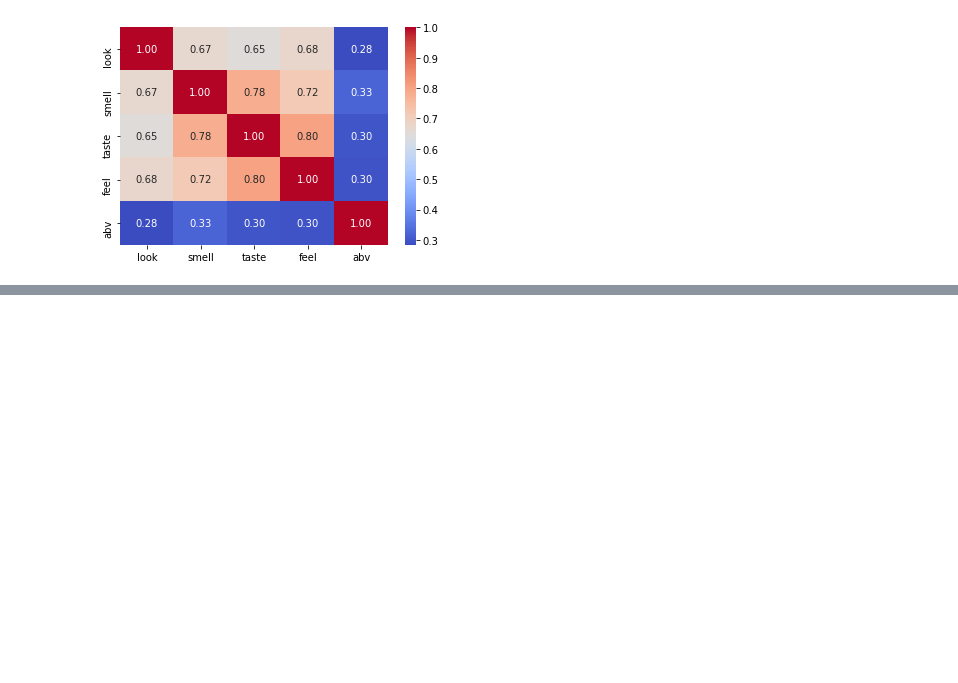
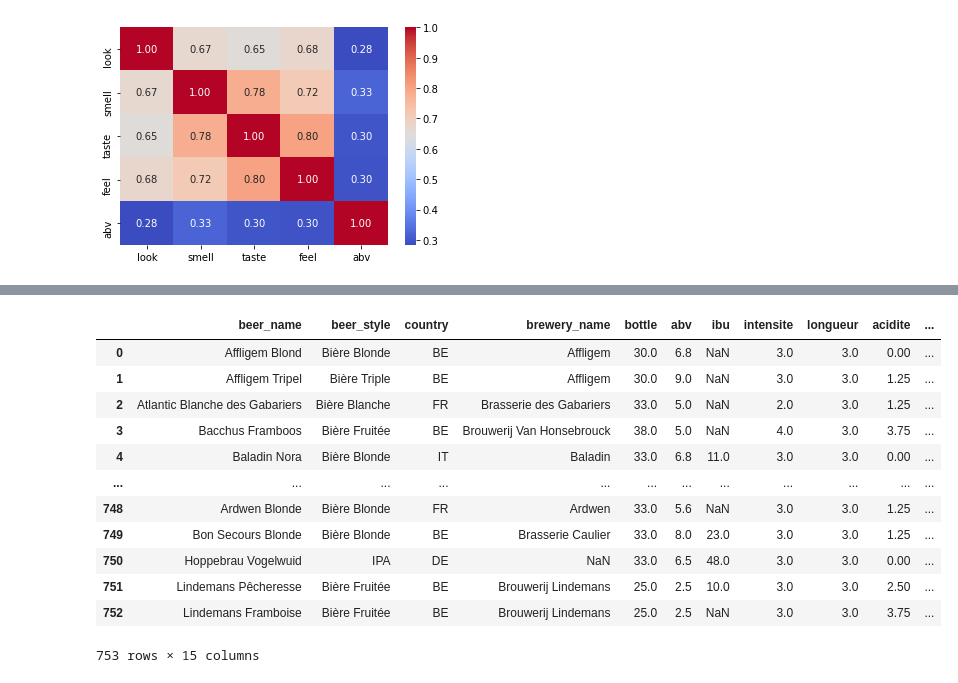
Before and after one commit to rhomain-rangeay/Projet-Python-pour-le-Data-Scientist, a Jupyter notebook: Projet_python_data_scientist.ipynb, the cells around one changed output, grey strips where cells are left out. Drawn from its saved outputs; the diff is of its cells as text; code cells hidden in the pictures; blank space fills up the shorter version.

```diff
--- a/Projet_python_data_scientist.ipynb
+++ b/Projet_python_data_scientist.ipynb
@@ -575,0 +427,6 @@ Le couple n'est pas une clé unique parfaite mais l'imperfection ne concernera q
+# %%
+# Importation de la base de données scrappées.
+dfbw = pd.read_csv('data_beerwulf')
+dfbw = dfbw.drop(['Unnamed: 0'], axis=1)
+dfbw = dfbw.dropna(subset=['beer_name']).reset_index(drop = True)
+print("Nous disposons de "+str(len(dfbw))+" bières scrappées avec des données complètes")
@@ -575,0 +518,53 @@ Le couple n'est pas une clé unique parfaite mais l'imperfection ne concernera q
+# %%
+def beer_correspondance_add_id(df1,df2, target, same_features, minimum_score):
+    """
+    df1 et df2 sont 2 dataframes qui ont les mêmes colonnes 'beer_name','country','abv','id_beer'
+    minimum_score : le score minimum choisit pour la similarité entre les chaînes de caractères des noms de bières
+    """
+    df1['id_beer'] = 0
+
+    # Boucle qui va parcourir les lignes des deux tables et ensuite stocker l'identifiant de la bière reconnue dans le dataframe dfbw
+    for i in range(len(df1)):
+        score = 0
+        nom_le_plus_proche = ""
+
+        # On sélectionne les candidats qui ont les mêmes features
+        candidates = df2
+        for k in same_features:
+            candidates = candidates[candidates[k] == df1[k][i]]
+        candidates = candidates.reset_index(drop = True)
+
+        # On regarde ensuite la similarité des chaînes de caractères
+        for j in range(len(candidates)):
+            ratio = levCalculate(df1[target][i],candidates[target][j])
+            if ratio > score:
+                score = ratio
+                nom_le_plus_proche = candidates[target][j]
+                id_beer = np.int(candidates['id_beer'][j])
+        if score > minimum_score:
+            df1['id_beer'][i] = id_beer
+        else:
+            df1['id_beer'][i] = np.nan
+
+    # On termine en supprimant les bières qui n'ont pas de correspondances.
+    df1 = df1.dropna(subset=['id_beer']).reset_index(drop = True)
+
+    return df1
+# %%
+features = ['abv','country']
+dfbw = beer_correspondance_add_id(dfbw,df_beers, target='beer_name', same_features=features, minimum_score=0.52)
+dfbw
+# %% [output]
+|  | beer_name | beer_style | country | brewery_name | bottle | abv | ibu | intensite | longueur | acidite | ... |
+| 0 | Affligem Blond | Bière Blonde | BE | Affligem | 30.0 | 6.8 | NaN | 3.0 | 3.0 | 0.00 | ... |
+| 1 | Affligem Tripel | Bière Triple | BE | Affligem | 30.0 | 9.0 | NaN | 3.0 | 3.0 | 1.25 | ... |
+| 2 | Atlantic Blanche des Gabariers | Bière Blanche | FR | Brasserie des Gabariers | 33.0 | 5.0 | NaN | 2.0 | 3.0 | 1.25 | ... |
+| 3 | Bacchus Framboos | Bière Fruitée | BE | Brouwerij Van Honsebrouck | 38.0 | 5.0 | NaN | 4.0 | 3.0 | 3.75 | ... |
+| 4 | Baladin Nora | Bière Blonde | IT | Baladin | 33.0 | 6.8 | 11.0 | 3.0 | 3.0 | 0.00 | ... |
+| ... | ... | ... | ... | ... | ... | ... | ... | ... | ... | ... | ... |
+| 748 | Ardwen Blonde | Bière Blonde | FR | Ardwen | 33.0 | 5.6 | NaN | 3.0 | 3.0 | 1.25 | ... |
+| 749 | Bon Secours Blonde | Bière Blonde | BE | Brasserie Caulier | 33.0 | 8.0 | 23.0 | 3.0 | 3.0 | 1.25 | ... |
+| 750 | Hoppebrau Vogelwuid | IPA | DE | NaN | 33.0 | 6.5 | 48.0 | 3.0 | 3.0 | 0.00 | ... |
+| 751 | Lindemans Pêcheresse | Bière Fruitée | BE | Brouwerij Lindemans | 25.0 | 2.5 | 10.0 | 3.0 | 3.0 | 2.50 | ... |
+| 752 | Lindemans Framboise | Bière Fruitée | BE | Brouwerij Lindemans | 25.0 | 2.5 | NaN | 3.0 | 3.0 | 3.75 | ... |
+753 rows × 15 columns
```
Also changed, not shown: parts of 50 cells of this notebook, 2 other files.
